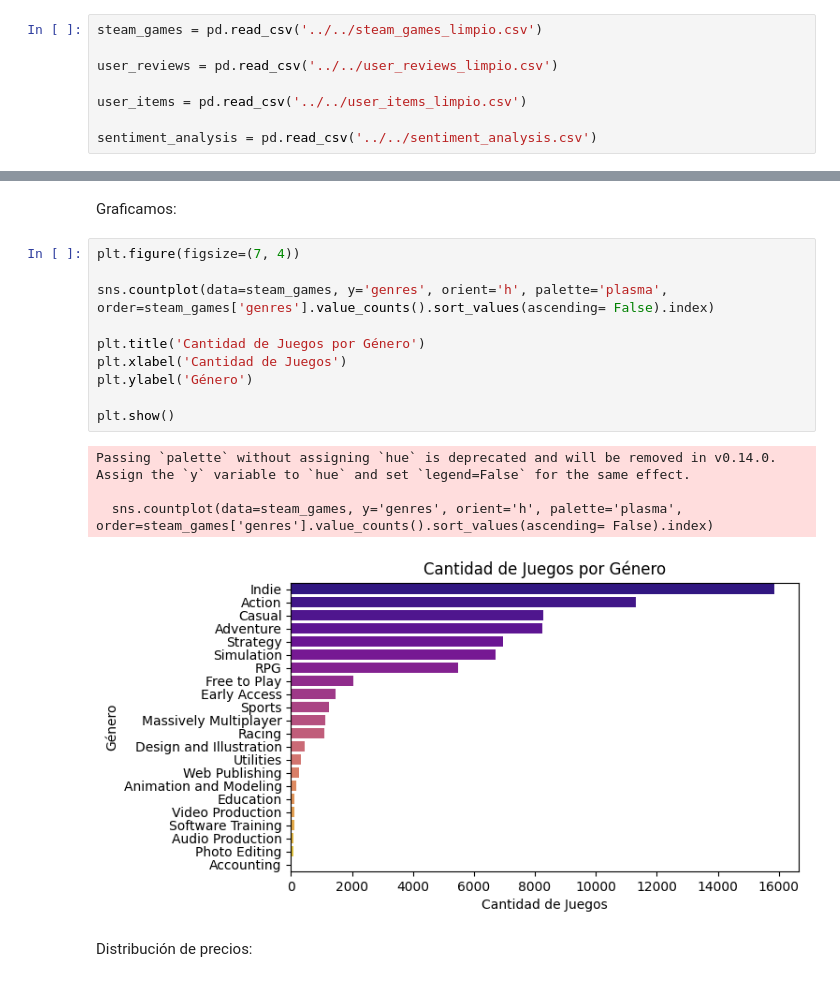
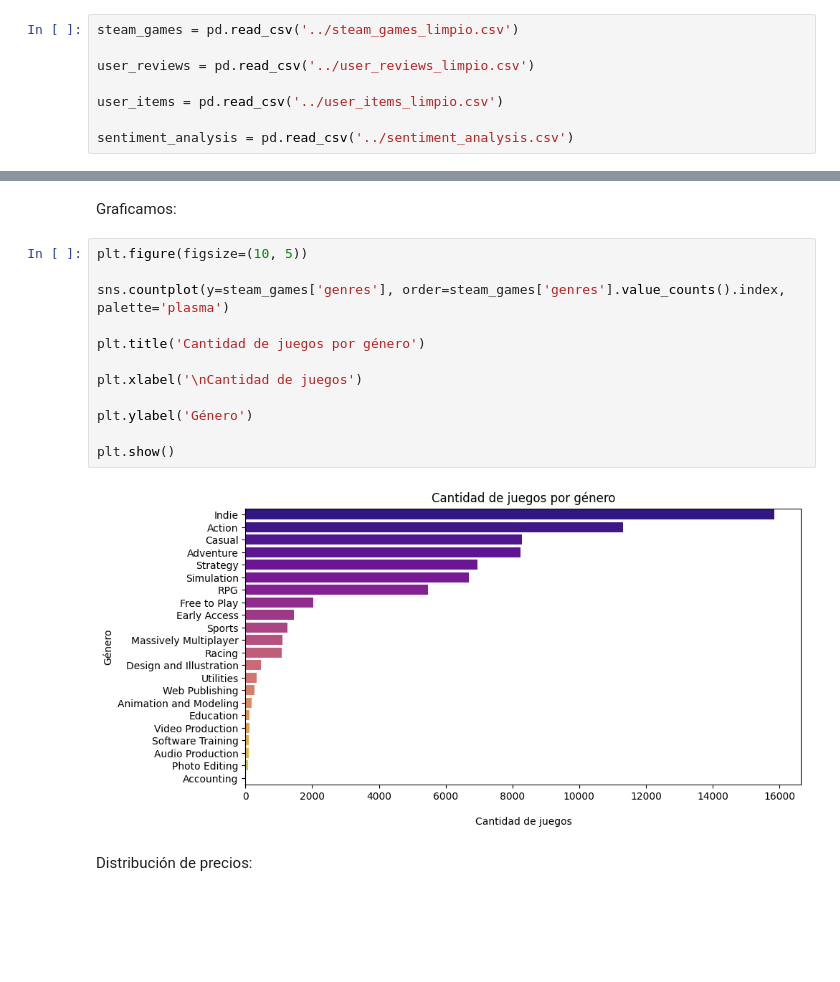
Before and after one commit to MiliTrres/Henry-PI1-MLOps-Steam, a Jupyter notebook: EDA.ipynb, the cells around one changed output, grey strips where cells are left out. Cells and saved outputs as stored; diff of their text form; blank space fills up the shorter version.

```diff
--- a/EDA.ipynb
+++ b/EDA.ipynb
@@ -14,13 +17,13 @@ import FuncionExtra as f
 # %% [markdown]
 #### Lectura de los datasets
 # %%
-steam_games = pd.read_csv('../../steam_games_limpio.csv')
+steam_games = pd.read_csv('../steam_games_limpio.csv')
 
-user_reviews = pd.read_csv('../../user_reviews_limpio.csv')
+user_reviews = pd.read_csv('../user_reviews_limpio.csv')
 
-user_items = pd.read_csv('../../user_items_limpio.csv')
+user_items = pd.read_csv('../user_items_limpio.csv')
 
-sentiment_analysis = pd.read_csv('../../sentiment_analysis.csv')
+sentiment_analysis = pd.read_csv('../sentiment_analysis.csv')
 # %% [markdown]
 #### EDA dataset **steam_games**
 # %% [markdown]
@@ -185,20 +163,19 @@ Name: count, dtype: int64
 # %% [markdown]
 Graficamos:
 # %%
-plt.figure(figsize=(7, 4))
+plt.figure(figsize=(10, 5))
 
-sns.countplot(data=steam_games, y='genres', orient='h', palette='plasma', order=steam_games['genres'].value_counts().sort_values(ascending= False).index)
+sns.countplot(y=steam_games['genres'], order=steam_games['genres'].value_counts().index, palette='plasma')
 
-plt.title('Cantidad de Juegos por Género')
-plt.xlabel('Cantidad de Juegos')
+plt.title('Cantidad de juegos por género')
+
+plt.xlabel('\nCantidad de juegos')
+
 plt.ylabel('Género')
 
 plt.show()
 # %% [output]
-Passing `palette` without assigning `hue` is deprecated and will be removed in v0.14.0. Assign the `y` variable to `hue` and set `legend=False` for the same effect.
-
-  sns.countplot(data=steam_games, y='genres', orient='h', palette='plasma', order=steam_games['genres'].value_counts().sort_values(ascending= False).index)
-[figure, old version]
+[figure, new version]
 # %% [markdown]
 Distribución de precios:
 # %% [markdown]
```
Also changed, not shown: parts of 12 cells of this notebook, 2 other files.
